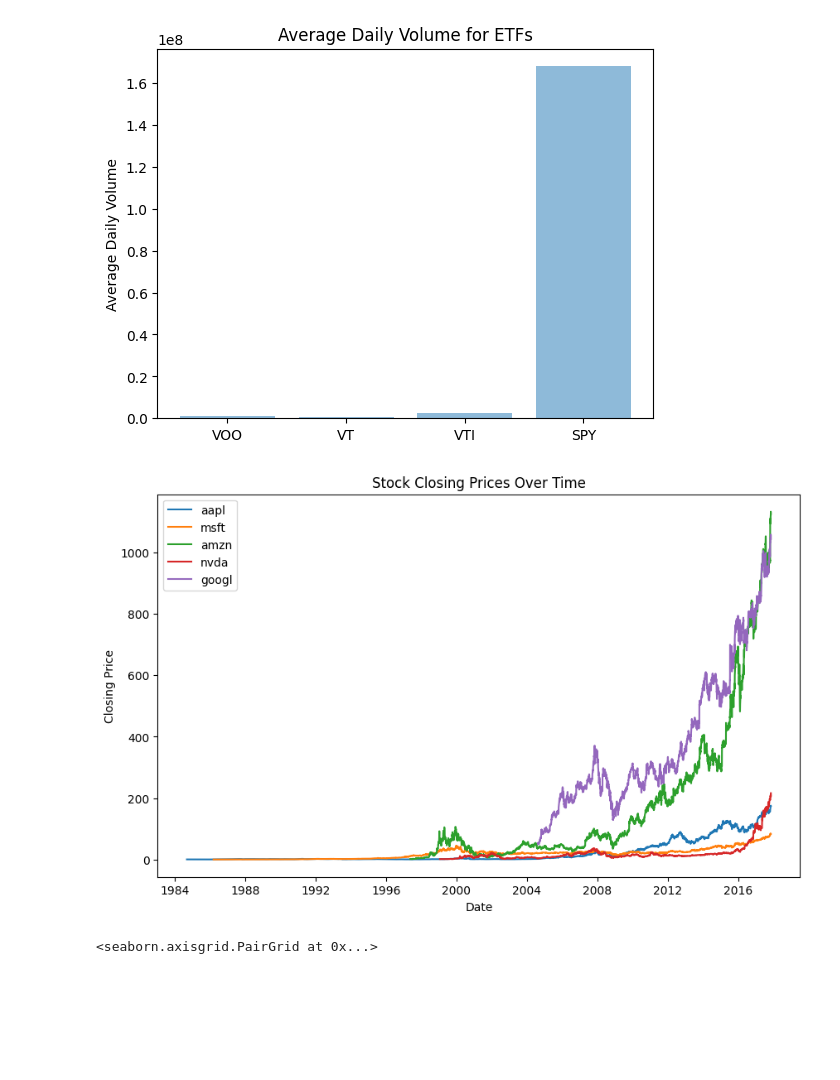
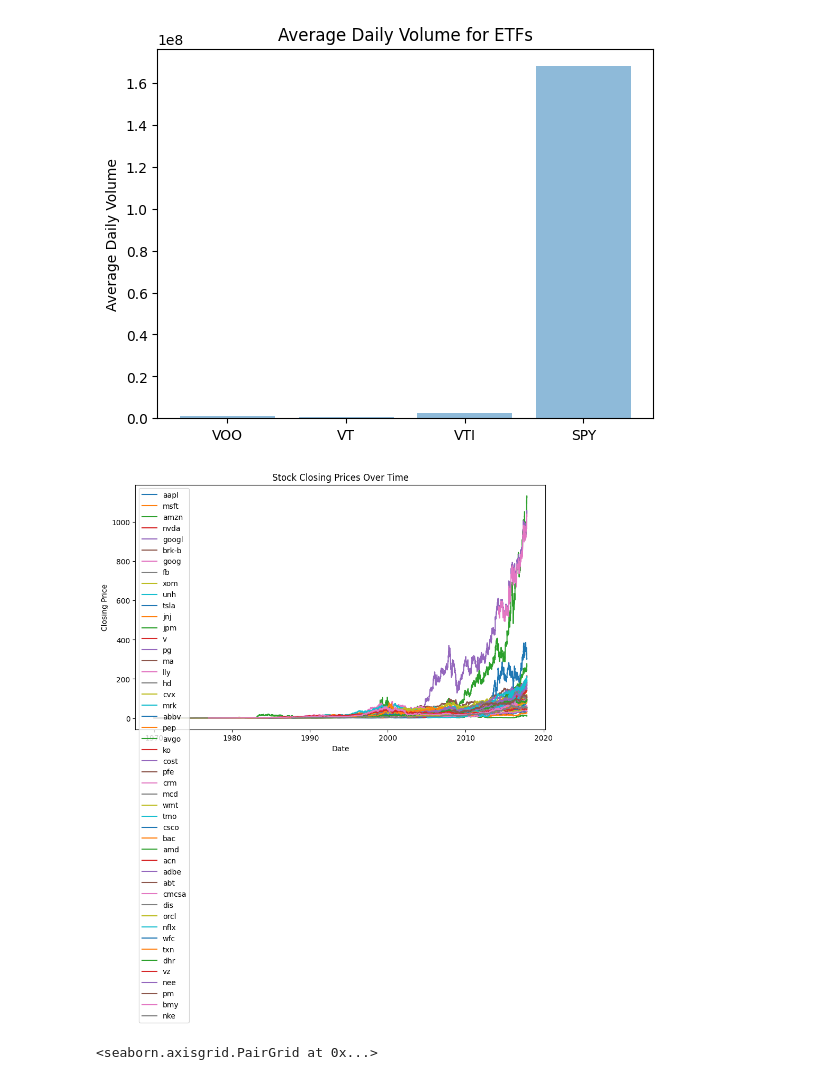
Before and after one commit to RussellChien/ECS171_Term-Project-Stock-Forecaster, a Jupyter notebook: Term_Project.ipynb, the cells around one changed output. Saved outputs shown, nothing was run; the diff lists cells and outputs as text; code cells hidden in the pictures; blank space fills up the shorter version.

```diff
--- a/Term_Project.ipynb
+++ b/Term_Project.ipynb
@@ -113,34 +113,36 @@ plt.show()
 [figure]
 # %%
 # top 25 companies in SPY (by weight)
-spy_companies = ['aapl', 'msft', 'amzn', 'nvda', 'googl', #'brk-b', 'goog', 'fb', 'xom', 'unh', 'tsla', 'jnj', 'jpm', 'v',
-                #'pg', 'ma', 'lly', 'hd', 'cvx', 'mrk', 'abbv', 'pep', 'avgo', 'ko', 'cost'
+spy_companies = ['aapl', 'msft', 'amzn', 'nvda', 'googl', 'brk-b', 'goog', 'fb', 'xom', 'unh', 'tsla', 'jnj', 'jpm', 'v',
+                'pg', 'ma', 'lly', 'hd', 'cvx', 'mrk', 'abbv', 'pep', 'avgo', 'ko', 'cost', 'pfe', 'crm', 'mcd', 'wmt',
+                'tmo', 'csco', 'bac', 'amd', 'acn','adbe', 'abt', 'cmcsa', 'dis', 'orcl', 'nflx', 'wfc', 'txn', 'dhr',
+                'vz', 'nee', 'pm', 'bmy', 'nke'
                 ]
 
 def read_stock_data(stock_names):
     stock_data = {}
     for stock in stock_names:
         stock_data[stock] = pd.read_csv(path + f'Stocks\\{stock}.us.txt')
     return stock_data
 
 stock_data = read_stock_data(spy_companies)
 
 # convert 'date' column to datatime objects
 for stock_name, data in stock_data.items():
     data['Date'] = pd.to_datetime(data['Date'])
 
 fig = plt.figure(figsize=(10, 6))
 
 for stock_name, data in stock_data.items():
     plt.plot(data['Date'], data['Close'], label=stock_name)
 
 plt.legend()
 plt.xlabel('Date')
 plt.ylabel('Closing Price')
 plt.title('Stock Closing Prices Over Time')
 plt.show()
 # %% [output]
-[figure, old version]
+[figure, new version]
 # %%
 # Attribute pairplot
 
```
Also changed, not shown: parts of 25 cells of this notebook, 5 other files.
